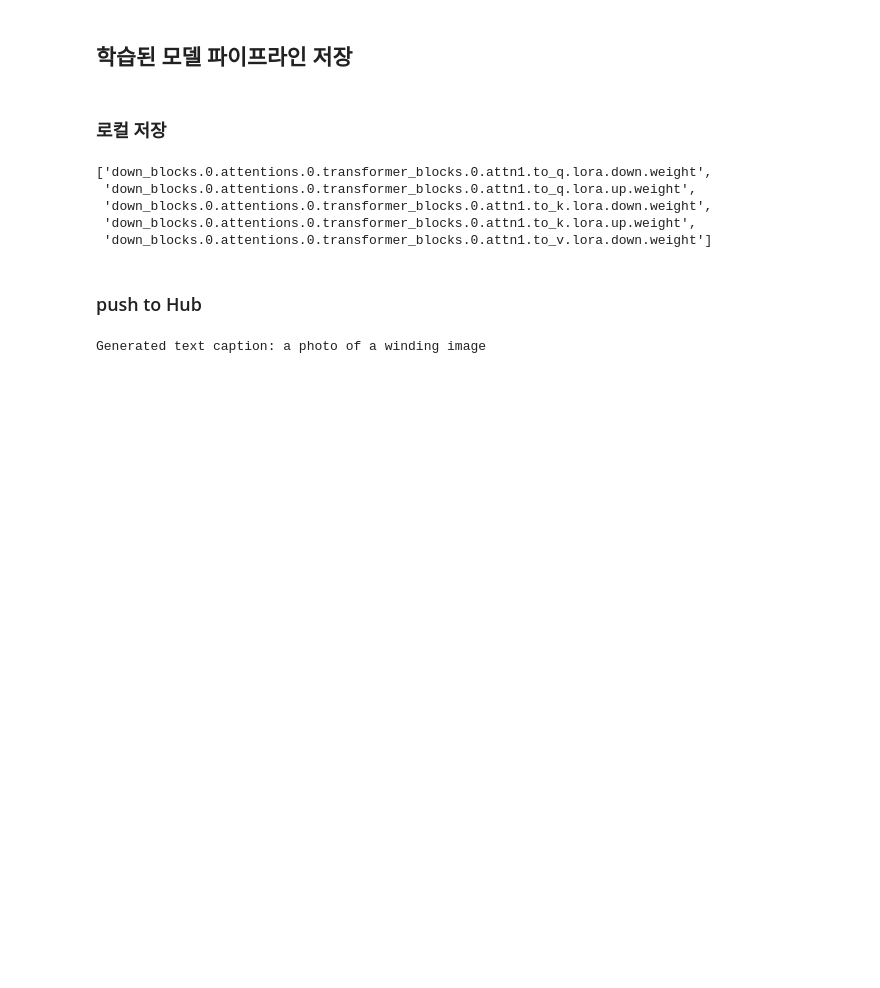
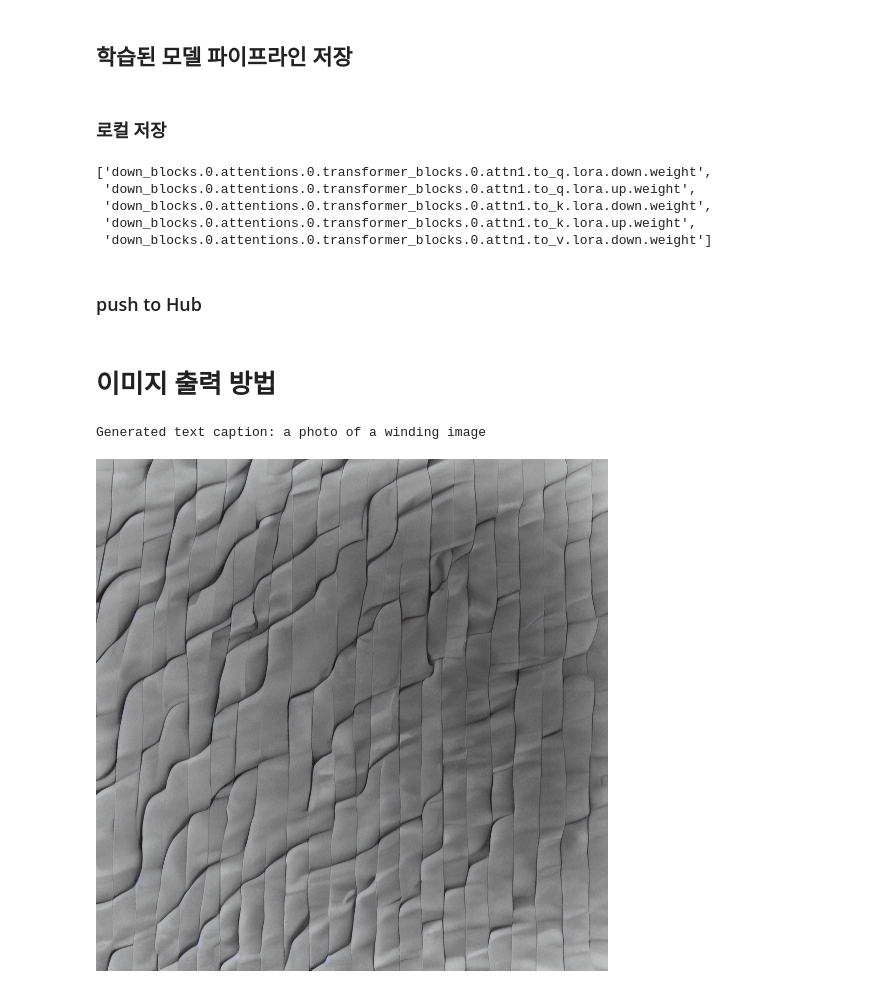
Before and after one commit to electronicguy97/Fine_tuning_using_Lora, a Jupyter notebook: lora_finetuning.ipynb, the cells around one changed output. Cells and saved outputs as stored; diff of their text form; code cells hidden in the pictures; blank space fills up the shorter version.

```diff
--- a/lora_finetuning.ipynb
+++ b/lora_finetuning.ipynb
@@ -602,4 +576,6 @@ StableDiffusionPipeline.save_lora_weights(
 # notebook_login()
 # %%
 # pipeline.push_to_hub("stable-diffusion-v1-5-finetune-pokemon-blip")
+# %% [markdown]
+# 이미지 출력 방법
 # %%
@@ -630,9 +603,6 @@ pipeline_output = pipeline(
 generated_image = pipeline_output.images[0]
 generated_image.show()
 # %%
-from PIL import Image
-from transformers import CLIPProcessor, CLIPModel
-
 # CLIP 모델 로드
 clip_model = CLIPModel.from_pretrained("openai/clip-vit-base-patch16")
 clip_processor = CLIPProcessor.from_pretrained("openai/clip-vit-base-patch16")
@@ -644,33 +614,33 @@ def extract_text_from_image(image_path):
                             images=image,
                             return_tensors="pt",
                             padding=True)
     outputs = clip_model(**inputs)
 
     logits_per_image = outputs.logits_per_image # 텍스트와 이미지를 비교
     probs = logits_per_image.softmax(dim=1) # 확률로 변환
 
     caption = ["a photo of a good image", "a photo of a winding image"][torch.argmax(probs)]
     return caption
 
 # 기존 이미지 경로
-#image_path = "{image_path}"
-image_path = "D:/Data/Winding/Winding1 (1).bmp"
+image_path = "{Image_path}"
 
 # 이미지에서 텍스트 추출
 caption = extract_text_from_image(image_path)
 print(f"Generated text caption: {caption}")
 
 # 텍스트로 비슷한 이미지 생성
 pipeline_output = pipeline(
     prompt=[caption],
     num_inference_steps=20,
     cross_attention_kwargs={"scale": lora_scale},
     generator=torch.manual_seed(101)
 )
 
 
 # 생성된 이미지 출력
 generated_image = pipeline_output.images[0]
-generated_image.show()
+generated_image
 # %% [output]
 Generated text caption: a photo of a winding image
+[figure, added]
```
Also changed, not shown: parts of 8 cells of this notebook.
